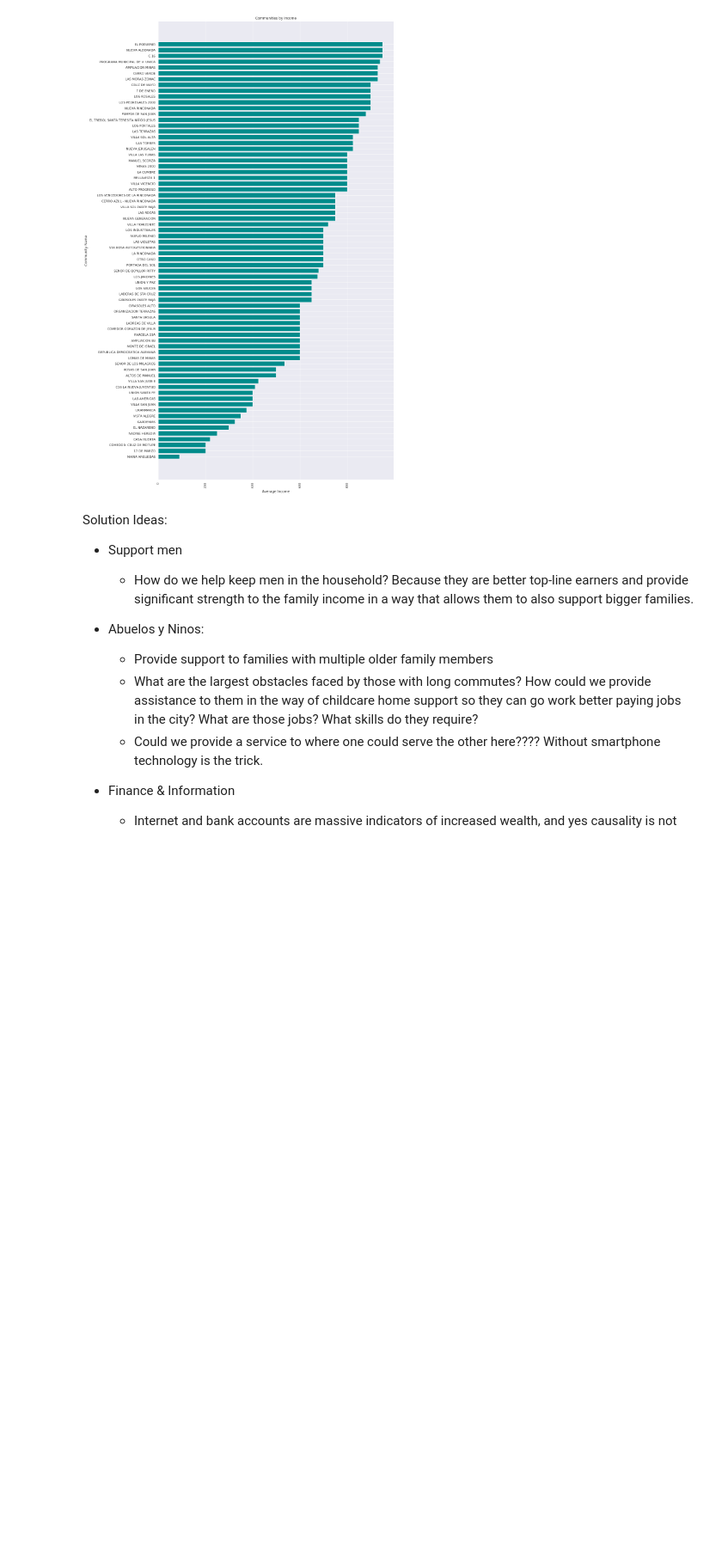
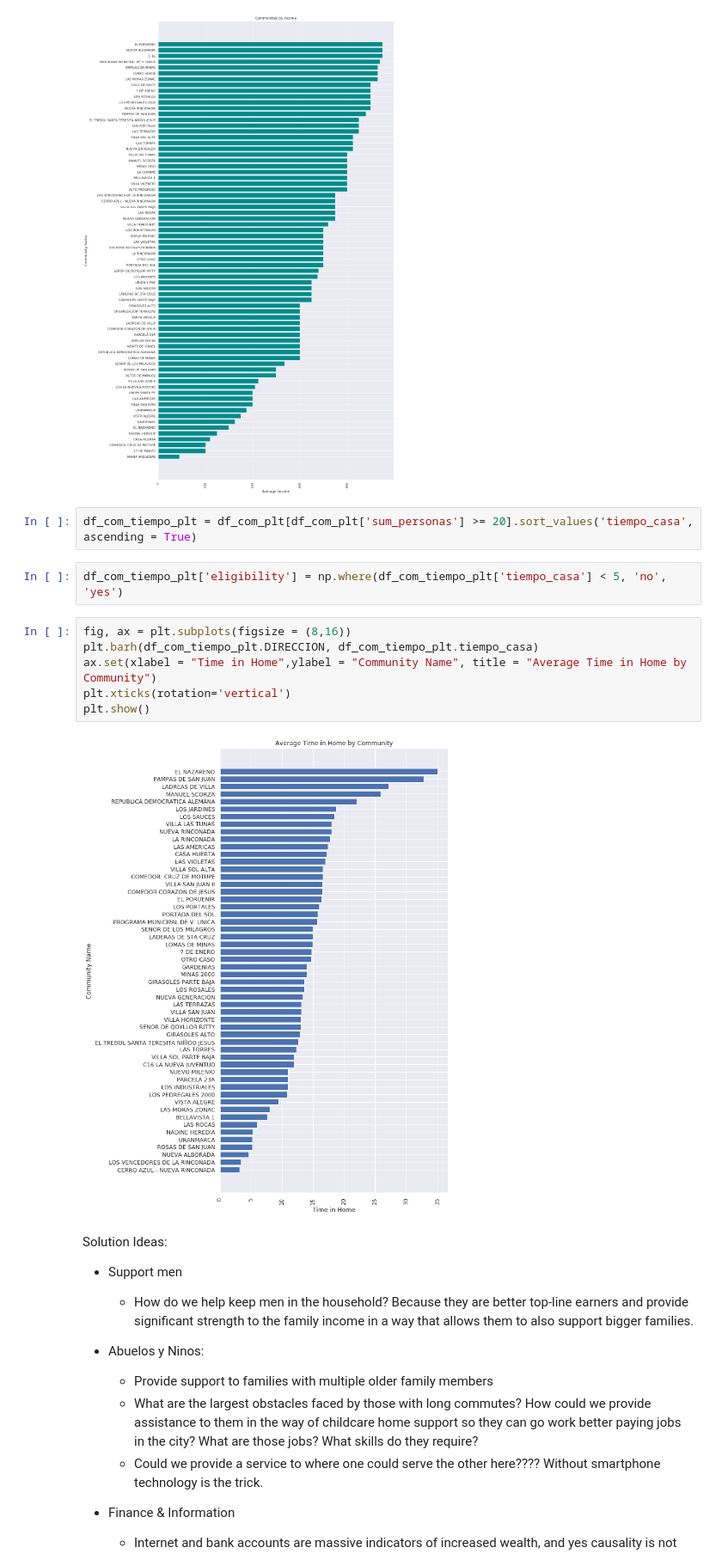
Before and after one commit to showmalley/code_portfolio, a Jupyter notebook: Development Economics/PovertySurveys/Survey Analysis Pamplona Alta 2018.ipynb, the cells around one changed output. Shown at 86% size. Saved outputs shown, nothing was run; the diff lists cells and outputs as text; blank space fills up the shorter version.

```diff
--- a/Development Economics/PovertySurveys/Survey Analysis Pamplona Alta 2018.ipynb
+++ b/Development Economics/PovertySurveys/Survey Analysis Pamplona Alta 2018.ipynb
@@ -1400,6 +1400,18 @@ plt.xticks(rotation='vertical')
 plt.show()
 # %% [output]
 [figure]
+# %%
+df_com_tiempo_plt = df_com_plt[df_com_plt['sum_personas'] >= 20].sort_values('tiempo_casa', ascending = True)
+# %%
+df_com_tiempo_plt['eligibility'] = np.where(df_com_tiempo_plt['tiempo_casa'] < 5, 'no', 'yes')
+# %%
+fig, ax = plt.subplots(figsize = (8,16))
+plt.barh(df_com_tiempo_plt.DIRECCION, df_com_tiempo_plt.tiempo_casa)
+ax.set(xlabel = "Time in Home",ylabel = "Community Name", title = "Average Time in Home by Community")
+plt.xticks(rotation='vertical')
+plt.show()
+# %% [output]
+[figure, added]
 # %% [markdown]
 Solution Ideas:
 * Support men
```
Also changed, not shown: parts of 3 cells of this notebook, 9 other files.
